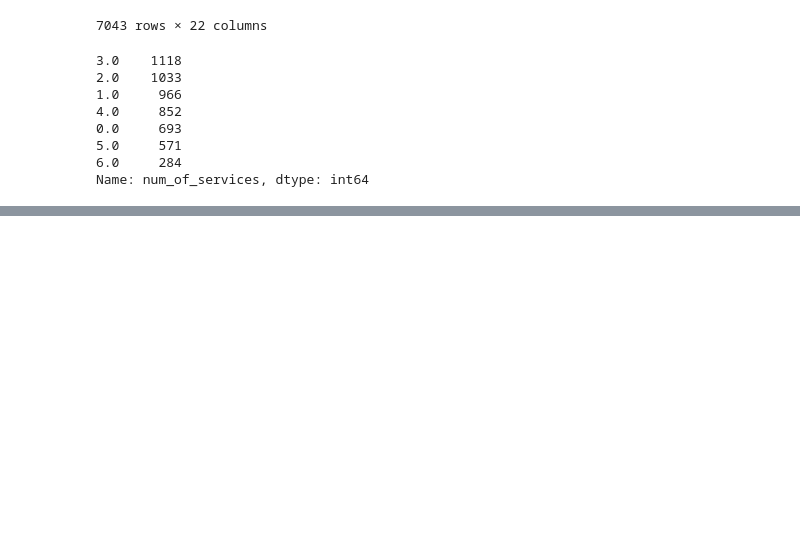
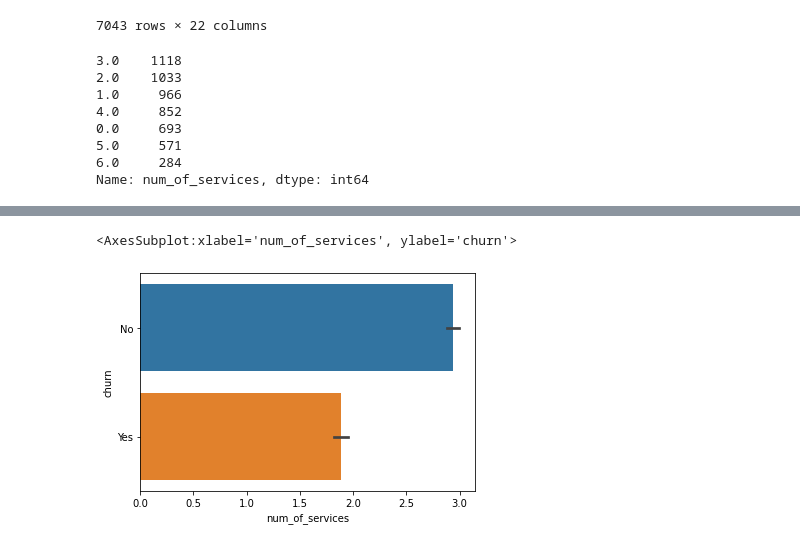
Before and after one commit to GriffinRiner/bsc-phase-three-project, a Jupyter notebook: notebooks/exploratory/Griffin/Warren_copy.ipynb, the cells around one changed output, grey strips where cells are left out. Saved outputs shown, nothing was run; the diff lists cells and outputs as text; code cells hidden in the pictures; blank space fills up the shorter version.

```diff
--- a/notebooks/exploratory/Griffin/Warren_copy.ipynb
+++ b/notebooks/exploratory/Griffin/Warren_copy.ipynb
@@ -320,0 +283,5 @@ Name: num_of_services, dtype: int64
+# %%
+sns.barplot(x=df['num_of_services'], y=df['churn'])
+# %% [output]
+<AxesSubplot:xlabel='num_of_services', ylabel='churn'>
+[figure, added]
```
Also changed, not shown: parts of 9 cells of this notebook, 2 other files.
